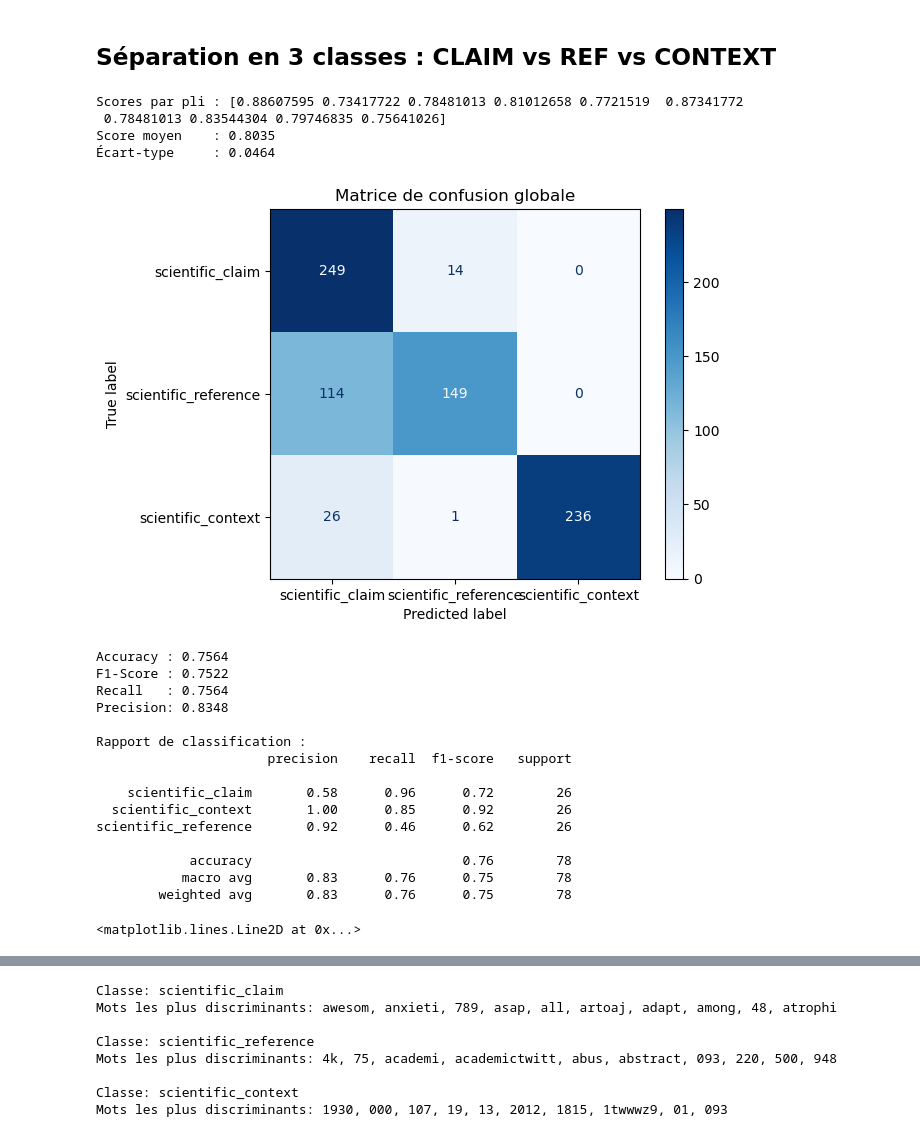
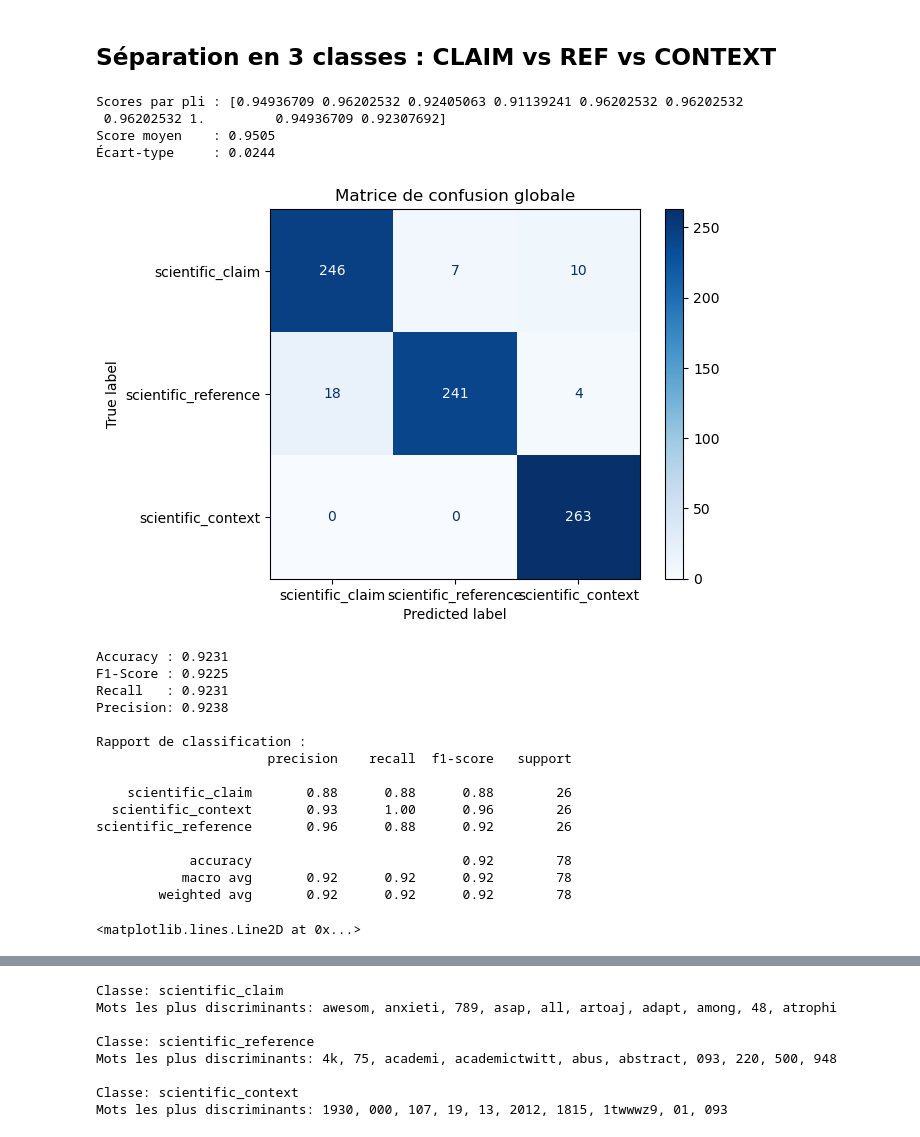
Before and after one commit to Kinadim/ML_projet, a Jupyter notebook: ML_PROJET.ipynb, the cells around one changed output, grey strips where cells are left out. Saved outputs shown, nothing was run; the diff lists cells and outputs as text; code cells hidden in the pictures.

```diff
--- a/ML_PROJET.ipynb
+++ b/ML_PROJET.ipynb
@@ -986,8 +1003,9 @@ X_resampled, y_resampled = smote.fit_resample(X_vect, y)
 kfold = StratifiedKFold(n_splits=10, shuffle=True, random_state=42)
 
 # Modèle choisi : Random Forest
-model = RandomForestClassifier(n_estimators=100, max_depth=10, random_state=42)
-
+#model = OneVsRestClassifier(RandomForestClassifier(n_estimators=100, max_depth=10, random_state=42))
+#model = OneVsRestClassifier(LogisticRegression(class_weight='balanced', max_iter=1000, random_state=42,penalty='l2', C=0.00125))
+model = OneVsRestClassifier(SVC(kernel='linear', probability=True, random_state=42, C=0.1))
 # Étape 6 : Validation croisée
 cv_scores = cross_val_score(model, X_resampled, y_resampled, cv=kfold, scoring='accuracy')
 
@@ -1026,51 +1044,51 @@ print(f"Accuracy : {accuracy:.4f}")
 print(f"F1-Score : {f1:.4f}")
 print(f"Recall   : {recall:.4f}")
 print(f"Precision: {precision:.4f}")
 
 # Afficher le rapport de classification
 print("\nRapport de classification :")
 print(classification_report(y_test, y_pred))
 
 
 train_sizes, train_scores, test_scores = learning_curve(
     model, X_resampled, y_resampled, cv=kfold, scoring='accuracy', n_jobs=-1, train_sizes=np.linspace(0.1, 1.0, 10)
 )
 
 # Moyenne et écart-type des scores
 train_scores_mean = np.mean(train_scores, axis=1)
 train_scores_std = np.std(train_scores, axis=1)
 test_scores_mean = np.mean(test_scores, axis=1)
 test_scores_std = np.std(test_scores, axis=1)
 
 # Tracer la courbe d'apprentissage
 plt.figure(figsize=(10, 6))
 plt.fill_between(train_sizes, train_scores_mean - train_scores_std, train_scores_mean + train_scores_std, alpha=0.1, color="r", label="Écart-type entraînement")
 plt.fill_between(train_sizes, test_scores_mean - test_scores_std, test_scores_mean + test_scores_std, alpha=0.1, color="g", label="Écart-type validation")
 
 plt.plot(train_sizes, train_scores_mean, 'o-', color="r", label="Score d'entraînement")
 plt.plot(train_sizes, test_scores_mean, 'o-', color="g", label="Score de validation")
 
 # Ajouter une ligne pour indiquer que les scores d'entraînement sont toujours à 1
 plt.axhline(y=1.0, color='b', linestyle='--', label="Score parfait (1.0)")
 # %% [output]
-Scores par pli : [0.88607595 0.73417722 0.78481013 0.81012658 0.7721519  0.87341772
- 0.78481013 0.83544304 0.79746835 0.75641026]
-Score moyen    : 0.8035
-Écart-type     : 0.0464
+Scores par pli : [0.94936709 0.96202532 0.92405063 0.91139241 0.96202532 0.96202532
+ 0.96202532 1.         0.94936709 0.92307692]
+Score moyen    : 0.9505
+Écart-type     : 0.0244
-[figure, old version]
+[figure, new version]
-Accuracy : 0.7564
-F1-Score : 0.7522
-Recall   : 0.7564
-Precision: 0.8348
+Accuracy : 0.9231
+F1-Score : 0.9225
+Recall   : 0.9231
+Precision: 0.9238
 
 Rapport de classification :
                       precision    recall  f1-score   support
 
-    scientific_claim       0.58      0.96      0.72        26
-  scientific_context       1.00      0.85      0.92        26
-scientific_reference       0.92      0.46      0.62        26
+    scientific_claim       0.88      0.88      0.88        26
+  scientific_context       0.93      1.00      0.96        26
+scientific_reference       0.96      0.88      0.92        26
 
-            accuracy                           0.76        78
-           macro avg       0.83      0.76      0.75        78
-        weighted avg       0.83      0.76      0.75        78
+            accuracy                           0.92        78
+           macro avg       0.92      0.92      0.92        78
+        weighted avg       0.92      0.92      0.92        78
 <matplotlib.lines.Line2D at 0x...>
```
Also changed, not shown: parts of 2 cells of this notebook.
